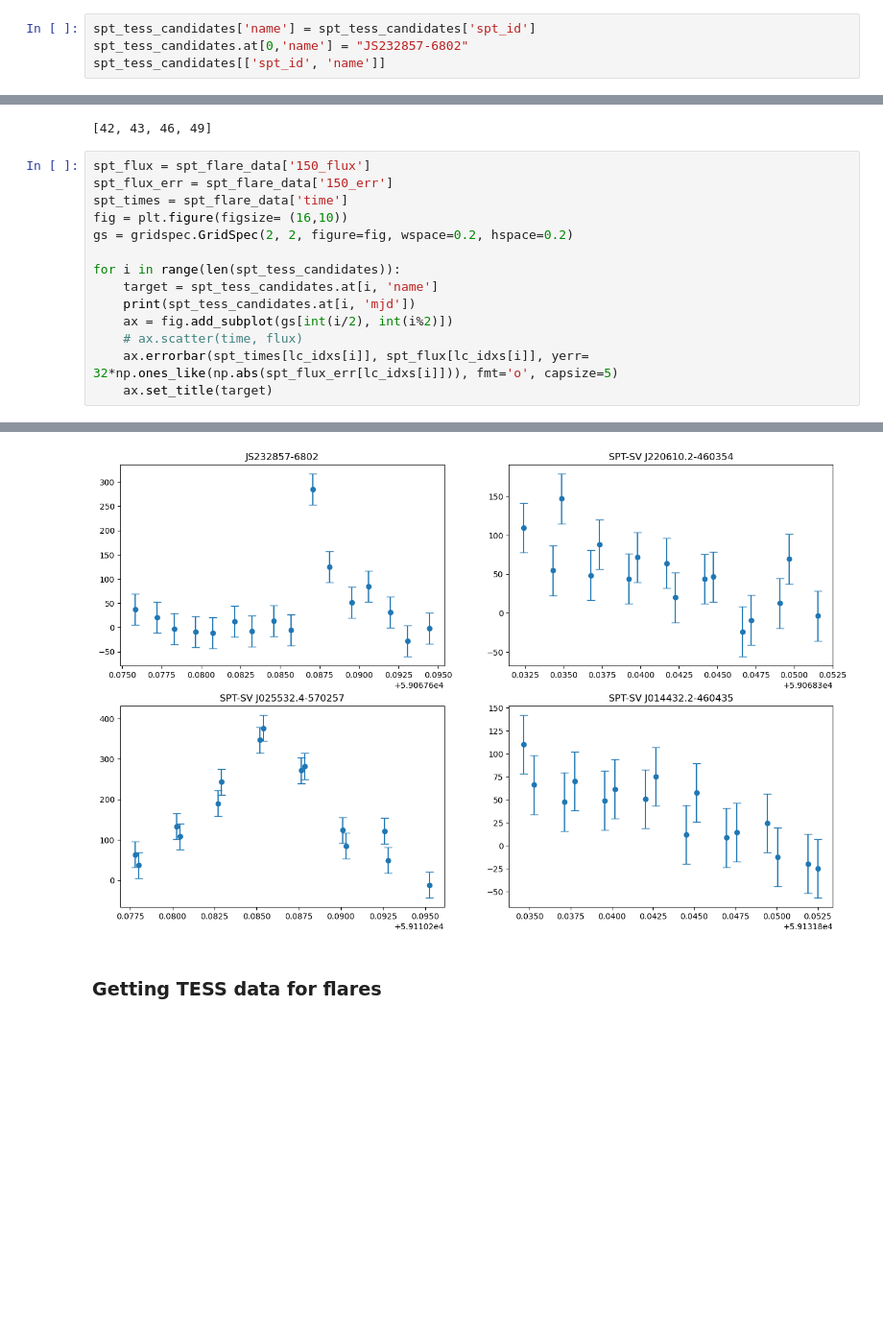
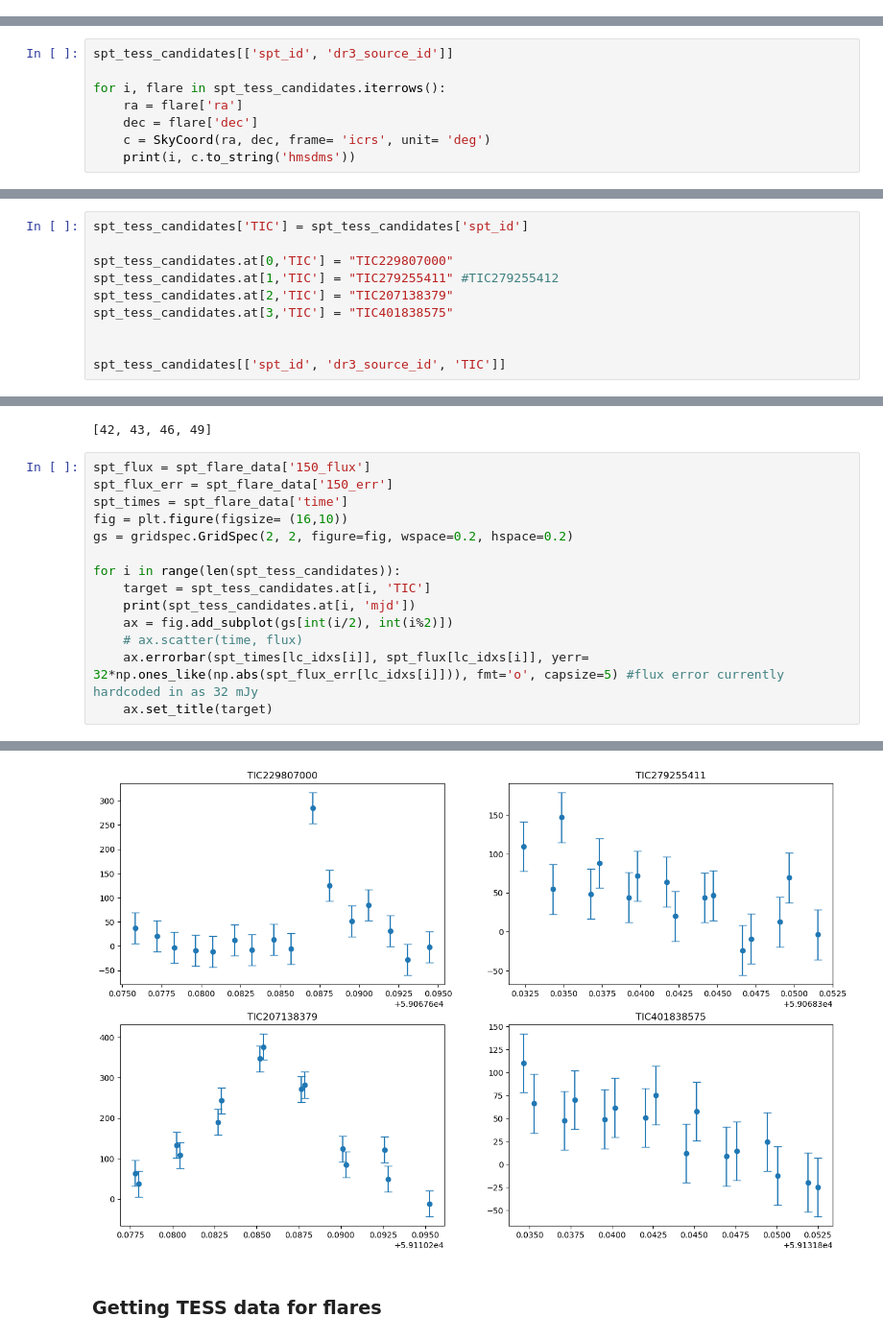
Before and after one commit to VishnuGade/SPT_Flares, a Jupyter notebook: extracting_TESS_lc.ipynb, the cells around one changed output, grey strips where cells are left out. Shown at 96% size. Cells and saved outputs as stored; diff of their text form; blank space fills up the shorter version.

Commit message:
Identified all flares by TIC id. Use Sinbad and compare to GAIA DR3 to locate more info if needed

```diff
--- a/extracting_TESS_lc.ipynb
+++ b/extracting_TESS_lc.ipynb
@@ -129,7 +129,3 @@ spt_tess_candidates
 | 2 | 46 | SPT-SV J025532.4-570257 | 59110.27 | 1233.665708 | 43.885140 | -57.049441 | 162.083004 | 7.148120 | 206.963060 | 7.665012 | ... |
 | 3 | 49 | SPT-SV J014432.2-460435 | 59131.78 | 48.975169 | 26.134435 | -46.076393 | 45.598152 | 8.294850 | 36.632626 | 8.695313 | ... |
 4 rows × 30 columns
-# %%
-spt_tess_candidates['name'] = spt_tess_candidates['spt_id']
-spt_tess_candidates.at[0,'name'] = "JS232857-6802"
-spt_tess_candidates[['spt_id', 'name']]
@@ -141,0 +132,8 @@ spt_tess_candidates[['spt_id', 'name']]
+# %%
+spt_tess_candidates[['spt_id', 'dr3_source_id']]
+
+for i, flare in spt_tess_candidates.iterrows():
+    ra = flare['ra']
+    dec = flare['dec']
+    c = SkyCoord(ra, dec, frame= 'icrs', unit= 'deg')
+    print(i, c.to_string('hmsdms'))
@@ -141,0 +145,10 @@ spt_tess_candidates[['spt_id', 'name']]
+# %%
+spt_tess_candidates['TIC'] = spt_tess_candidates['spt_id']
+
+spt_tess_candidates.at[0,'TIC'] = "TIC229807000"
+spt_tess_candidates.at[1,'TIC'] = "TIC279255411" #TIC279255412
+spt_tess_candidates.at[2,'TIC'] = "TIC207138379"
+spt_tess_candidates.at[3,'TIC'] = "TIC401838575"
+
+
+spt_tess_candidates[['spt_id', 'dr3_source_id', 'TIC']]
@@ -178,23 +197,23 @@ lc_idxs
 # %%
 spt_flux = spt_flare_data['150_flux']
 spt_flux_err = spt_flare_data['150_err']
 spt_times = spt_flare_data['time']
 fig = plt.figure(figsize= (16,10))
 gs = gridspec.GridSpec(2, 2, figure=fig, wspace=0.2, hspace=0.2)
 
 for i in range(len(spt_tess_candidates)):
-    target = spt_tess_candidates.at[i, 'name']
+    target = spt_tess_candidates.at[i, 'TIC']
     print(spt_tess_candidates.at[i, 'mjd'])
     ax = fig.add_subplot(gs[int(i/2), int(i%2)])
     # ax.scatter(time, flux)
-    ax.errorbar(spt_times[lc_idxs[i]], spt_flux[lc_idxs[i]], yerr= 32*np.ones_like(np.abs(spt_flux_err[lc_idxs[i]])), fmt='o', capsize=5)
+    ax.errorbar(spt_times[lc_idxs[i]], spt_flux[lc_idxs[i]], yerr= 32*np.ones_like(np.abs(spt_flux_err[lc_idxs[i]])), fmt='o', capsize=5) #flux error currently hardcoded in as 32 mJy
     ax.set_title(target)
 # %% [output]
 59067.63
 59068.28
 59110.27
 59131.78
-[figure, old version]
+[figure, new version]
 # %% [markdown]
 ### Getting TESS data for flares
 # %%
```
Also changed, not shown: parts of 16 cells of this notebook.
